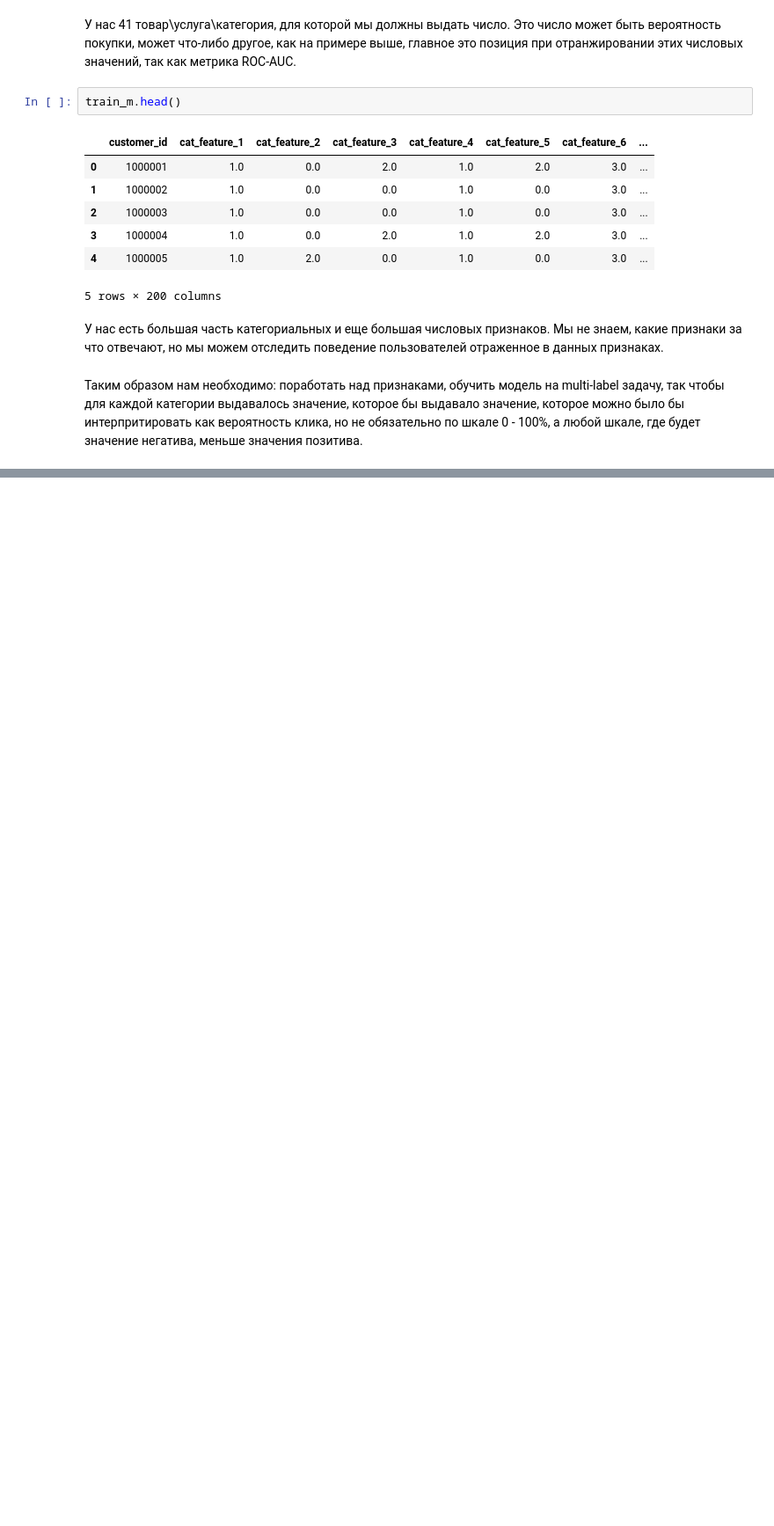
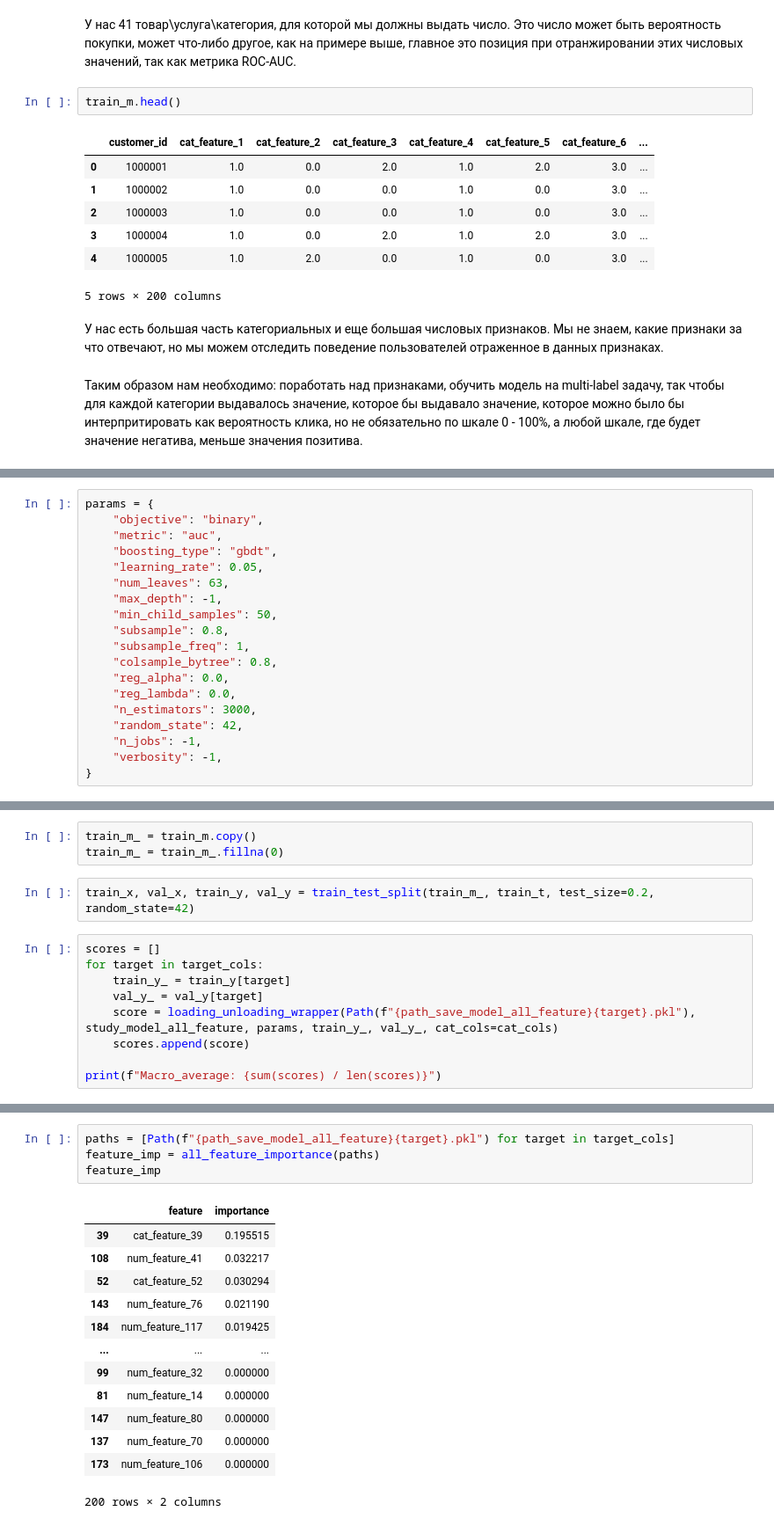
Before and after one commit to Mister-0-Zero/kiberPolka, a Jupyter notebook: research.ipynb, the cells around one changed output, grey strips where cells are left out. Shown at 88% size. Drawn from its saved outputs; the diff is of its cells as text; blank space fills up the shorter version.

```diff
--- a/research.ipynb
+++ b/research.ipynb
@@ -41,0 +197,19 @@ train_m.head()
+# %%
+params = {
+    "objective": "binary",
+    "metric": "auc",
+    "boosting_type": "gbdt",
+    "learning_rate": 0.05,
+    "num_leaves": 63,
+    "max_depth": -1,
+    "min_child_samples": 50,
+    "subsample": 0.8,
+    "subsample_freq": 1,
+    "colsample_bytree": 0.8,
+    "reg_alpha": 0.0,
+    "reg_lambda": 0.0,
+    "n_estimators": 3000,
+    "random_state": 42,
+    "n_jobs": -1,
+    "verbosity": -1,
+}
@@ -41,0 +220,14 @@ train_m.head()
+# %%
+train_m_ = train_m.copy()
+train_m_ = train_m_.fillna(0)
+# %%
+train_x, val_x, train_y, val_y = train_test_split(train_m_, train_t, test_size=0.2, random_state=42)
+# %%
+scores = []
+for target in target_cols:
+    train_y_ = train_y[target]
+    val_y_ = val_y[target]
+    score = loading_unloading_wrapper(Path(f"{path_save_model_all_feature}{target}.pkl"), study_model_all_feature, params, train_y_, val_y_, cat_cols=cat_cols)
+    scores.append(score)
+
+print(f"Macro_average: {sum(scores) / len(scores)}")
@@ -41,0 +254,18 @@ train_m.head()
+# %%
+paths = [Path(f"{path_save_model_all_feature}{target}.pkl") for target in target_cols]
+feature_imp = all_feature_importance(paths)
+feature_imp
+# %% [output]
+|  | feature | importance |
+| 39 | cat_feature_39 | 0.195515 |
+| 108 | num_feature_41 | 0.032217 |
+| 52 | cat_feature_52 | 0.030294 |
+| 143 | num_feature_76 | 0.021190 |
+| 184 | num_feature_117 | 0.019425 |
+| ... | ... | ... |
+| 99 | num_feature_32 | 0.000000 |
+| 81 | num_feature_14 | 0.000000 |
+| 147 | num_feature_80 | 0.000000 |
+| 137 | num_feature_70 | 0.000000 |
+| 173 | num_feature_106 | 0.000000 |
+200 rows × 2 columns
```
Also changed, not shown: parts of 59 cells of this notebook.
